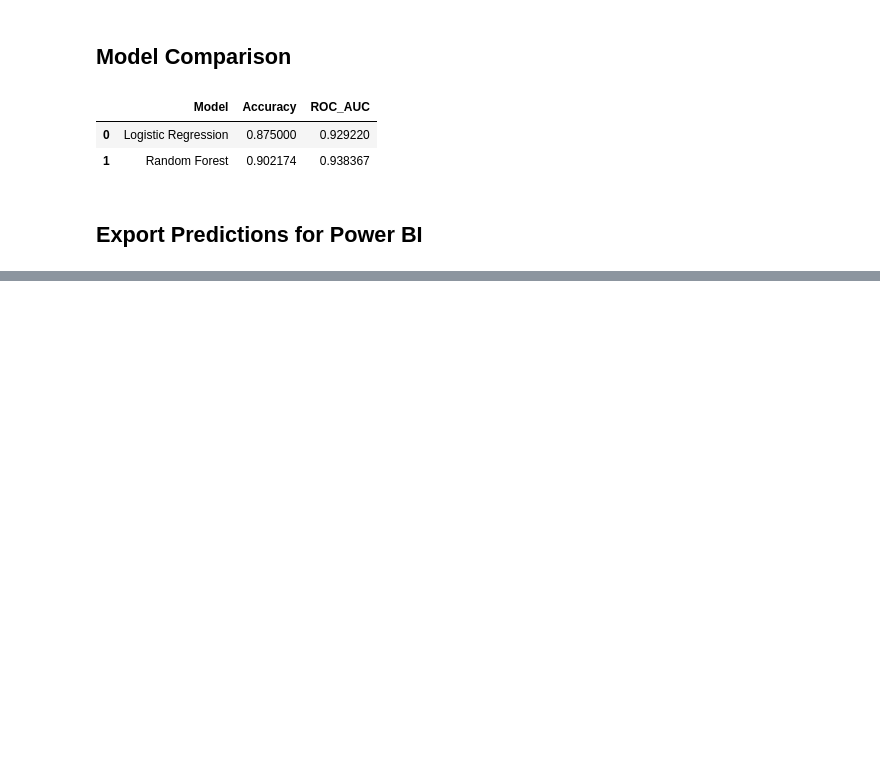
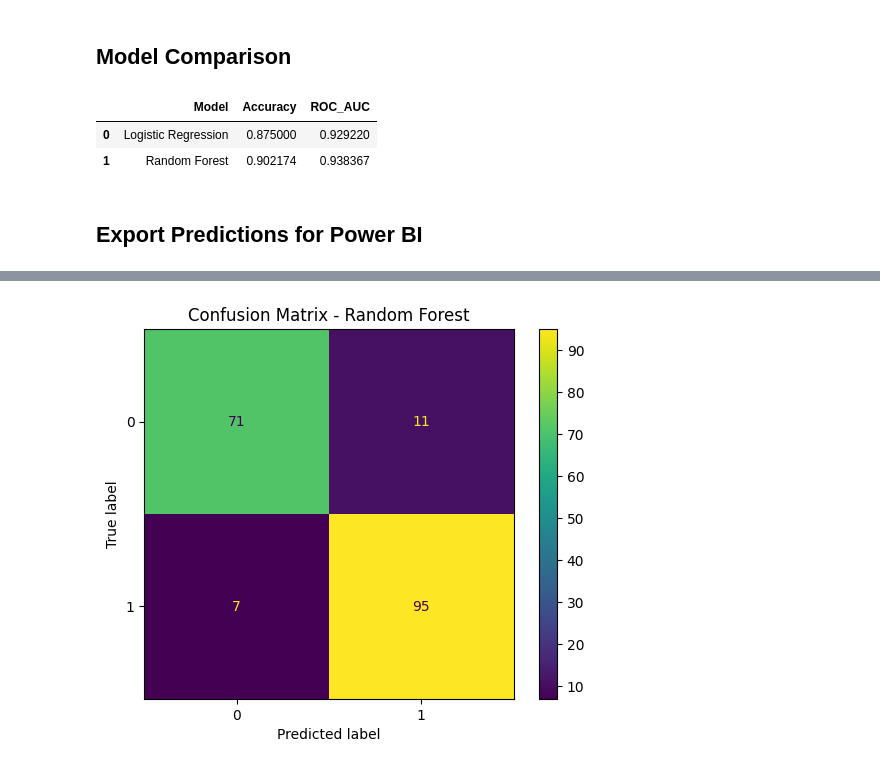
Before and after one commit to SamanthaRHatfield/Heart-Failure-Prediction, a Jupyter notebook: python_powerbi/notebooks/02_modeling_heart_disease.ipynb, the cells around one changed output, grey strips where cells are left out. Saved outputs shown, nothing was run; the diff lists cells and outputs as text; code cells hidden in the pictures; blank space fills up the shorter version.

```diff
--- a/python_powerbi/notebooks/02_modeling_heart_disease.ipynb
+++ b/python_powerbi/notebooks/02_modeling_heart_disease.ipynb
@@ -190,0 +207,12 @@ pred_df.to_csv(output_path / "predictions.csv", index=False)
+# %%
+ConfusionMatrixDisplay.from_predictions(
+    y_test,
+    y_pred_rf
+)
+
+plt.title("Confusion Matrix - Random Forest")
+plt.savefig(figures_path / "confusion_matrix.png", bbox_inches="tight")
+
+plt.show()
+# %% [output]
+[figure, added]
```
Also changed, not shown: parts of 4 cells of this notebook, 10 other files.
